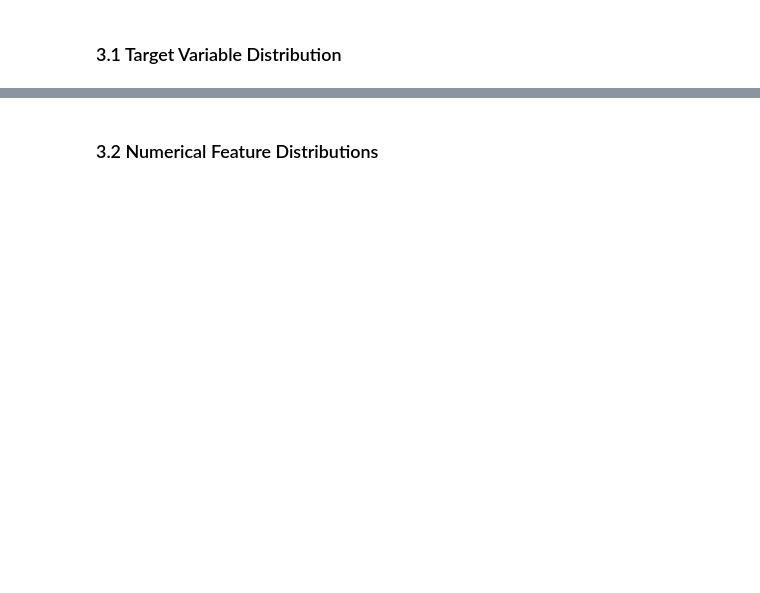
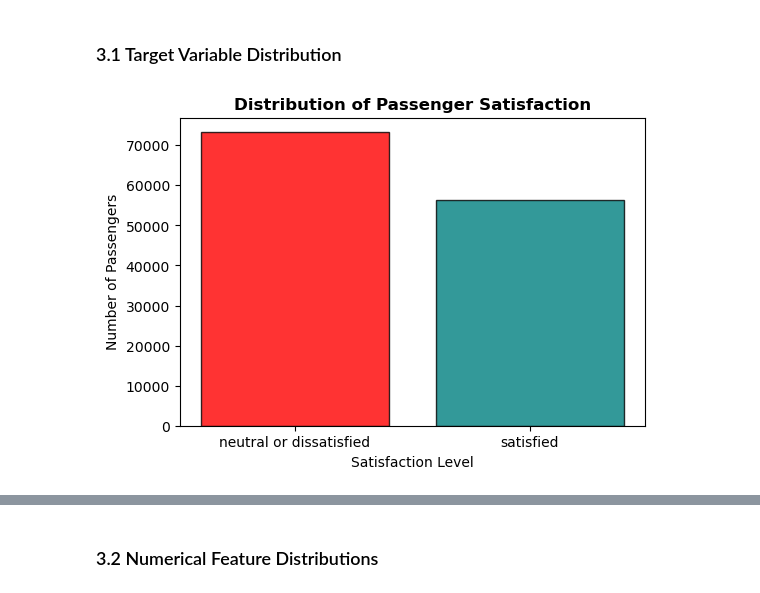
Before and after one commit to JuneHenia/Airline-Satisfaction-Prediction, a Jupyter notebook: Final project ML.ipynb, the cells around one changed output, grey strips where cells are left out. Saved outputs shown, nothing was run; the diff lists cells and outputs as text; code cells hidden in the pictures; blank space fills up the shorter version.

Commit message:
completed the eda diagrams

```diff
--- a/Final project ML.ipynb
+++ b/Final project ML.ipynb
@@ -253,2 +267,17 @@ This suggests the presence of extreme delay values, which may represent unusual
 # %% [markdown]
 ### 3.1 Target Variable Distribution
+# %%
+satisfaction_counts = airline_df["satisfaction"].value_counts()
+satisfaction_colors = {'satisfied': 'teal', 'neutral or dissatisfied': 'red'}
+colours = [satisfaction_colors[satisfaction] for satisfaction in satisfaction_counts.index]
+
+plt.figure(figsize = (6, 4))
+bars = plt.bar(satisfaction_counts.index, satisfaction_counts.values, color = colours, edgecolor = 'black', alpha = 0.8)
+
+plt.title('Distribution of Passenger Satisfaction', fontweight = 'bold')
+plt.xlabel('Satisfaction Level')
+plt.ylabel('Number of Passengers')
+
+plt.show()
+# %% [output]
+[figure, added]
```
Also changed, not shown: parts of 19 cells of this notebook.
